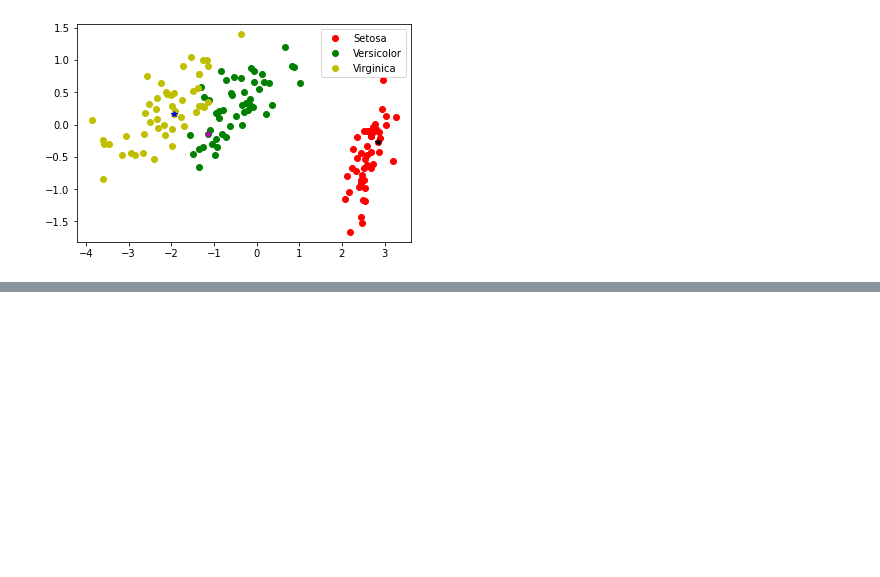
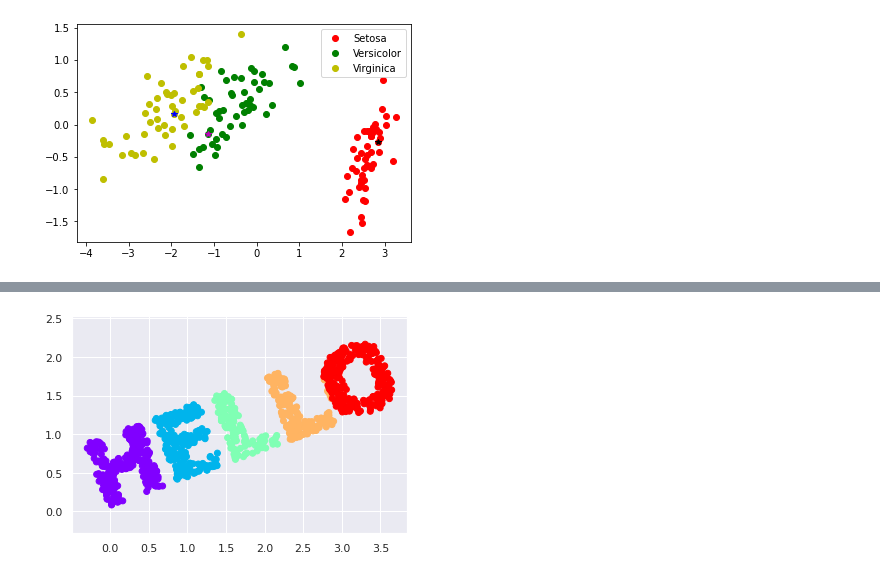
Before and after one commit to Umaporn19/multivariate, a Jupyter notebook: Chapter_4_MDS.ipynb, the cells around one changed output, grey strips where cells are left out. Saved outputs shown, nothing was run; the diff lists cells and outputs as text; code cells hidden in the pictures; blank space fills up the shorter version.

```diff
--- a/Chapter_4_MDS.ipynb
+++ b/Chapter_4_MDS.ipynb
@@ -139,0 +193,12 @@ plt.legend()
+# %%
+def rotate(X, angle):
+    theta = np.deg2rad(angle)
+    R = [[np.cos(theta), np.sin(theta)],
+         [-np.sin(theta), np.cos(theta)]]
+    return np.dot(X, R) #เป็นกังก์ชันที่หมูน data กี่องศา
+# %%
+X2 = rotate(X, 20)  #หมุนไป 20 องศา
+plt.scatter(X2[:, 0], X2[:, 1], **colorize) #พล็อตจุดที่หมุนไปแล้วใส่สีตามเดิม
+plt.axis('equal'); # ; ใส่เพื่อไม่ให้มันโชว์อะไรให้มันสวยงาม
+# %% [output]
+[figure, added]
```
Also changed, not shown: parts of 28 cells of this notebook.
